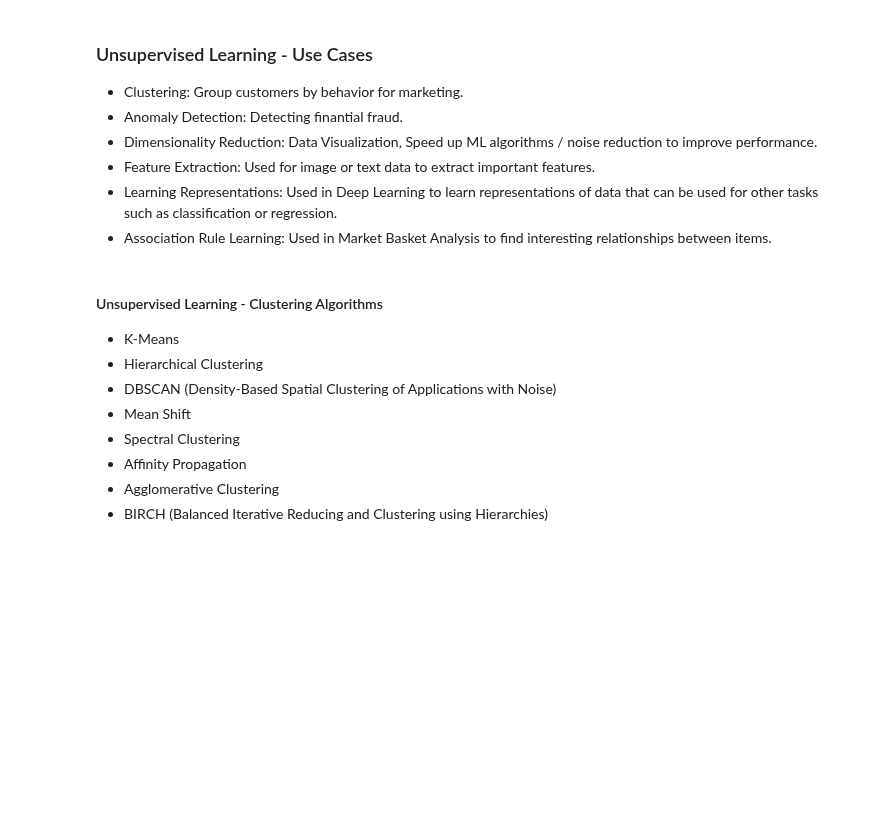
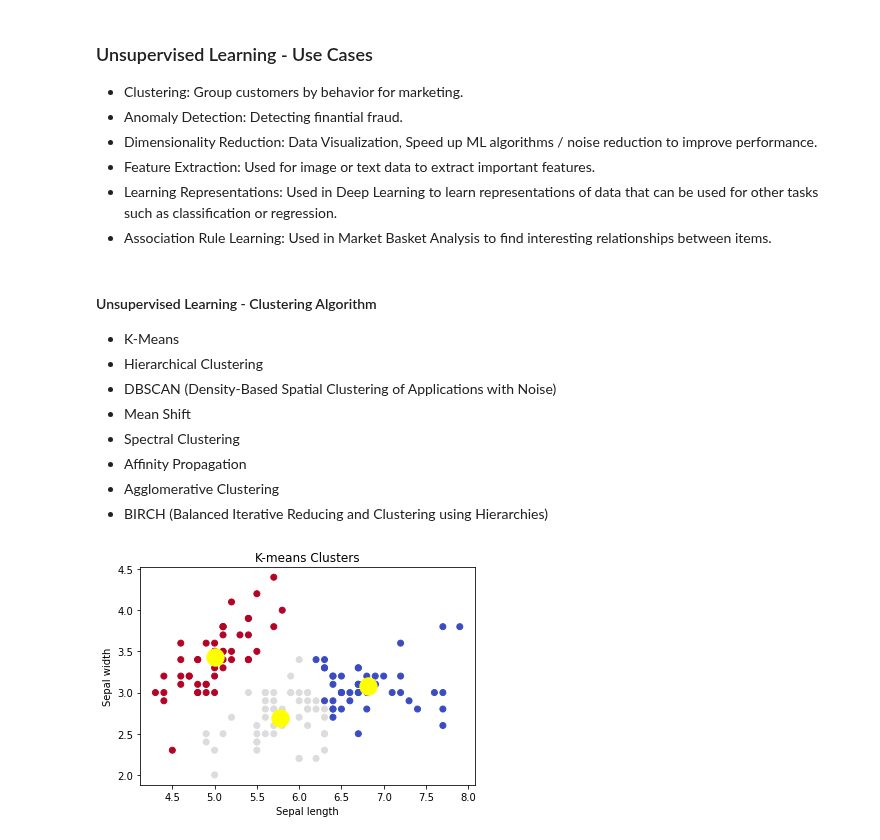
Before and after one commit to diegopacheco/ai-playground, a Jupyter notebook: pocs/concepts/notebook.ipynb, the cells around one changed output. Drawn from its saved outputs; the diff is of its cells as text; code cells hidden in the pictures; blank space fills up the shorter version.

```diff
--- a/pocs/concepts/notebook.ipynb
+++ b/pocs/concepts/notebook.ipynb
@@ -351,7 +351,7 @@ plt.show()
 * Learning Representations: Used in Deep Learning to learn representations of data that can be used for other tasks such as classification or regression.
 * Association Rule Learning: Used in Market Basket Analysis to find interesting relationships between items.
 # %% [markdown]
-#### Unsupervised Learning - Clustering Algorithms
+#### Unsupervised Learning - Clustering Algorithm
 
 * K-Means
 * Hierarchical Clustering
@@ -361,3 +361,28 @@ plt.show()
 * Affinity Propagation
 * Agglomerative Clustering
 * BIRCH (Balanced Iterative Reducing and Clustering using Hierarchies)
+# %%
+from sklearn import datasets
+from sklearn.cluster import KMeans
+import matplotlib.pyplot as plt
+
+# Load the dataset
+iris = datasets.load_iris()
+X = iris.data[:, :2]  # we only take the first two features for visualization
+
+# Perform K-means clustering
+kmeans = KMeans(n_clusters=3, random_state=42)
+kmeans.fit(X)
+
+# Make predictions
+y_pred = kmeans.predict(X)
+
+# Plot the clusters
+plt.scatter(X[:, 0], X[:, 1], c=y_pred, cmap=plt.cm.coolwarm)
+plt.scatter(kmeans.cluster_centers_[:, 0], kmeans.cluster_centers_[:, 1], s=300, c='yellow')
+plt.xlabel('Sepal length')
+plt.ylabel('Sepal width')
+plt.title('K-means Clusters')
+plt.show()
+# %% [output]
+[figure, added]
```
Also changed, not shown: parts of 3 cells of this notebook.
